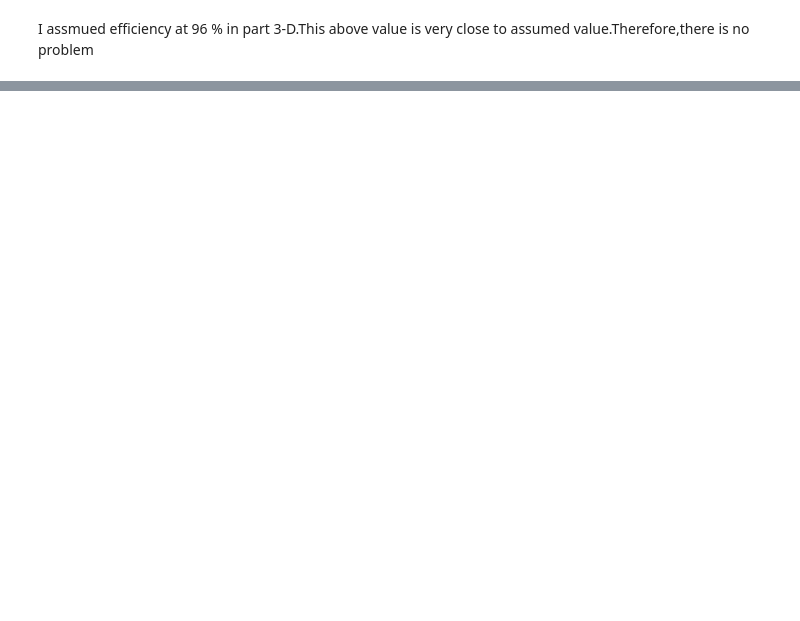
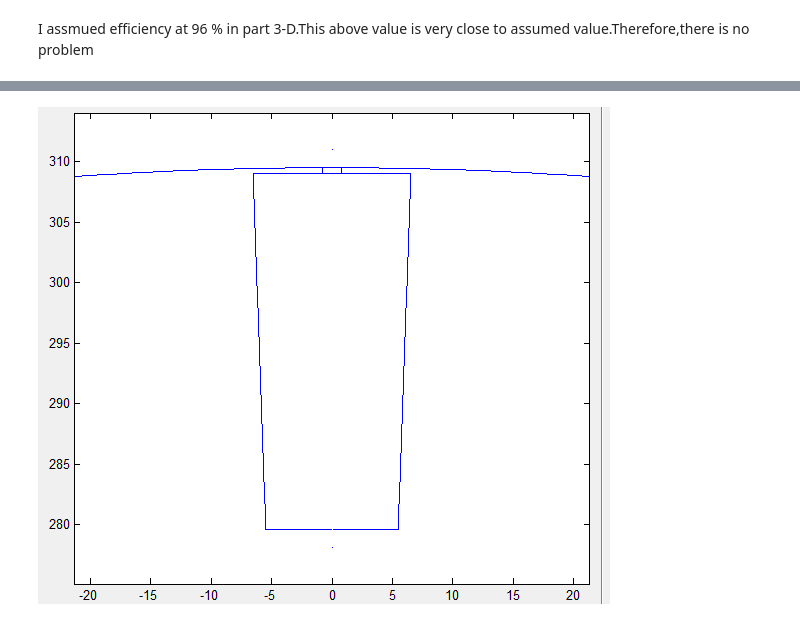
Before and after one commit to odtu/EE564, a Jupyter notebook: TRAIN/berkince/Project2_TrainTractionMotor.ipynb, the cells around one changed output, grey strips where cells are left out. Saved outputs shown, nothing was run; the diff lists cells and outputs as text; code cells hidden in the pictures; blank space fills up the shorter version.

```diff
--- a/TRAIN/berkince/Project2_TrainTractionMotor.ipynb
+++ b/TRAIN/berkince/Project2_TrainTractionMotor.ipynb
@@ -724,0 +787,6 @@ I assmued efficiency  at 96 % in part 3-D.This above value is very close to assu
+# %%
+#Stator slot geometry
+from IPython.display import Image
+Image(filename='rotor_slot.png')
+# %% [output]
+[figure, added]
```
Also changed, not shown: parts of 26 cells of this notebook.
